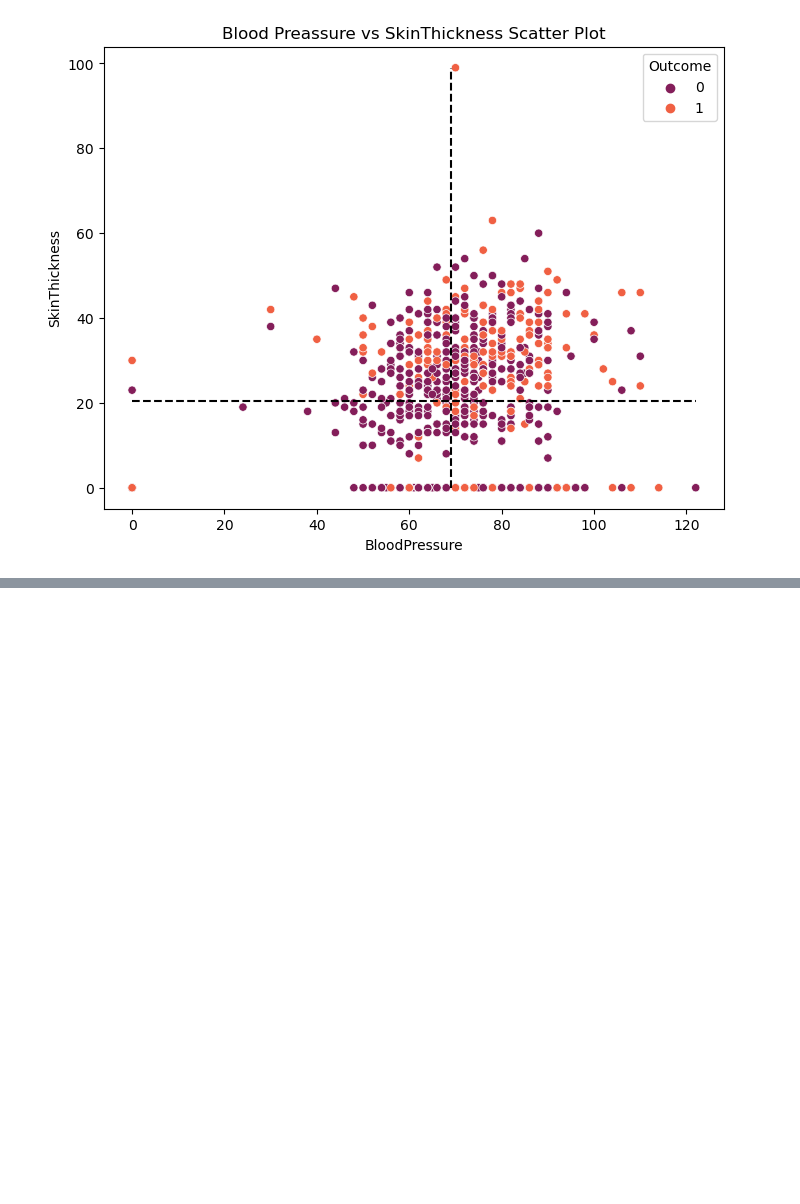
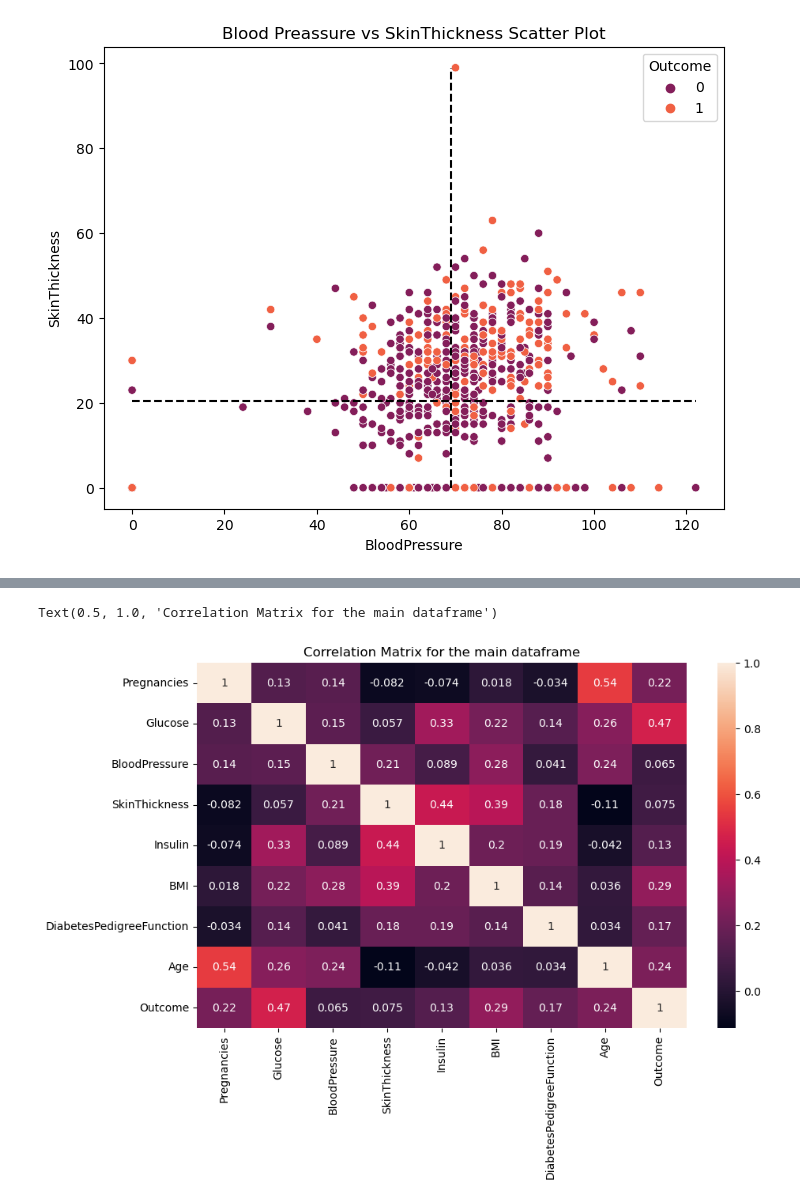
Before and after one commit to KimKarydas/Diabetes-EDA-Ml, a Jupyter notebook: Diabetes_Analysis.ipynb, the cells around one changed output, grey strips where cells are left out. Cells and saved outputs as stored; diff of their text form; code cells hidden in the pictures; blank space fills up the shorter version.

```diff
--- a/Diabetes_Analysis.ipynb
+++ b/Diabetes_Analysis.ipynb
@@ -283,0 +292,8 @@ Text(0.5, 1.0, 'Blood Preassure vs SkinThickness Scatter Plot')
+# %%
+# Correlation Matrix for the main original df
+plt.figure(figsize=(10, 6))
+sns.heatmap(df.corr(), annot=True, cmap='rocket')
+plt.title('Correlation Matrix for the main dataframe')
+# %% [output]
+Text(0.5, 1.0, 'Correlation Matrix for the main dataframe')
+[figure, added]
```
Also changed, not shown: parts of 5 cells of this notebook, 3 other files.
